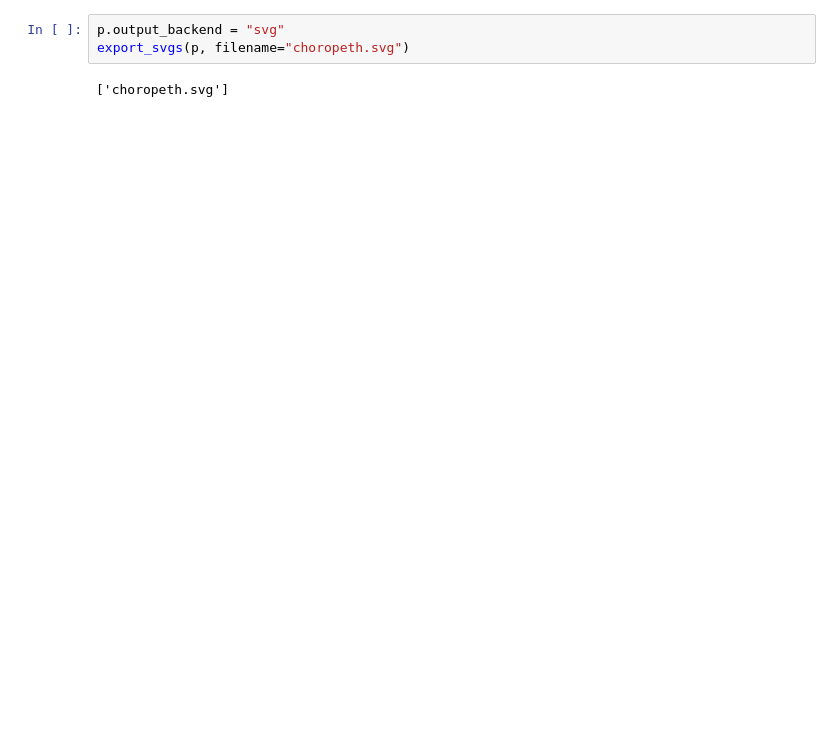
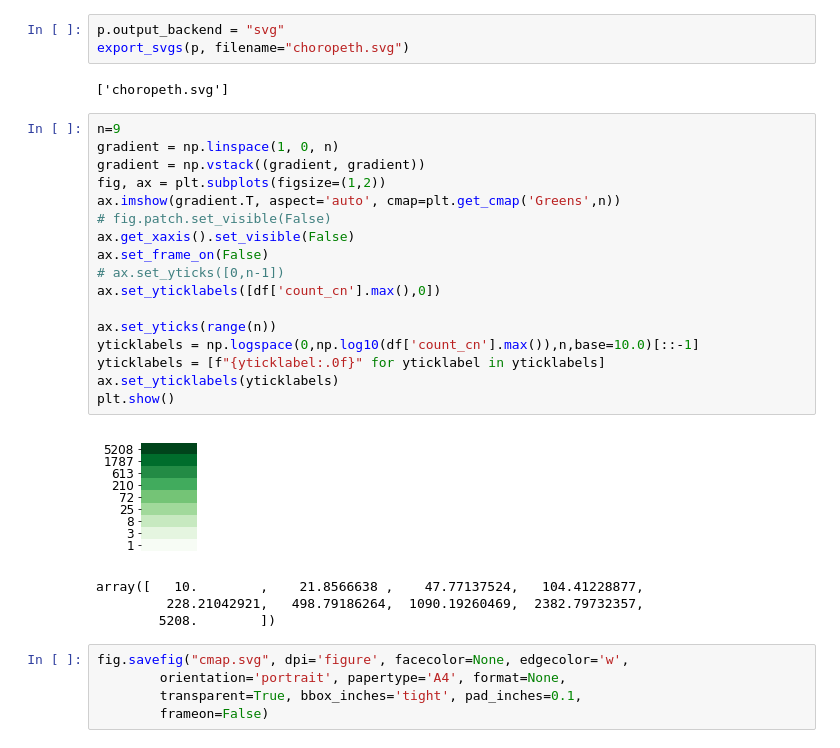
Before and after one commit to ChrisCurrin/comp_neuro_count_countries, a Jupyter notebook: comp_neuro_viz.ipynb, the cells around one changed output. Drawn from its saved outputs; the diff is of its cells as text; blank space fills up the shorter version.

Commit message:
added map to figure

```diff
--- a/comp_neuro_viz.ipynb
+++ b/comp_neuro_viz.ipynb
@@ -717,3 +715,30 @@ p.output_backend = "svg"
 export_svgs(p, filename="choropeth.svg")
 # %% [output]
 ['choropeth.svg']
+# %%
+n=9
+gradient = np.linspace(1, 0, n)
+gradient = np.vstack((gradient, gradient))
+fig, ax = plt.subplots(figsize=(1,2))
+ax.imshow(gradient.T, aspect='auto', cmap=plt.get_cmap('Greens',n))
+# fig.patch.set_visible(False)
+ax.get_xaxis().set_visible(False)
+ax.set_frame_on(False)
+# ax.set_yticks([0,n-1])
+ax.set_yticklabels([df['count_cn'].max(),0])
+
+ax.set_yticks(range(n))
+yticklabels = np.logspace(0,np.log10(df['count_cn'].max()),n,base=10.0)[::-1]
+yticklabels = [f"{yticklabel:.0f}" for yticklabel in yticklabels]
+ax.set_yticklabels(yticklabels)
+plt.show()
+# %% [output]
+[figure, added]
+array([   10.        ,    21.8566638 ,    47.77137524,   104.41228877,
+         228.21042921,   498.79186264,  1090.19260469,  2382.79732357,
+        5208.        ])
+# %%
+fig.savefig("cmap.svg", dpi='figure', facecolor=None, edgecolor='w',
+        orientation='portrait', papertype='A4', format=None,
+        transparent=True, bbox_inches='tight', pad_inches=0.1,
+        frameon=False)
```
Also changed, not shown: parts of 7 cells of this notebook, 5 other files.
